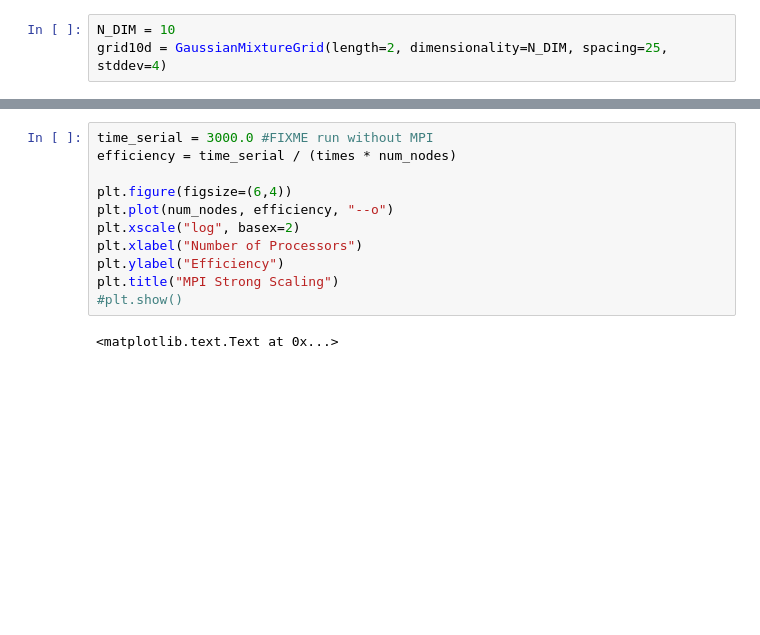
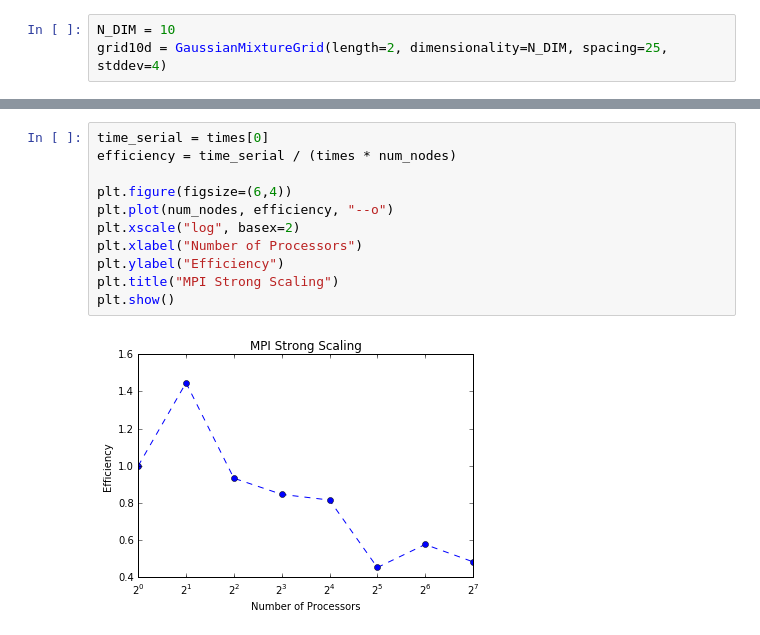
Before and after one commit to asross/cs205-project, a Jupyter notebook: datasets/mpi_strong_scaling.ipynb, the cells around one changed output, grey strips where cells are left out. Drawn from its saved outputs; the diff is of its cells as text; blank space fills up the shorter version.

```diff
--- a/datasets/mpi_strong_scaling.ipynb
+++ b/datasets/mpi_strong_scaling.ipynb
@@ -62,16 +68,16 @@ plt.show()
 # %%
-time_serial = 3000.0 #FIXME run without MPI
+time_serial = times[0]
 efficiency = time_serial / (times * num_nodes)
 
 plt.figure(figsize=(6,4))
 plt.plot(num_nodes, efficiency, "--o")
 plt.xscale("log", basex=2)
 plt.xlabel("Number of Processors")
 plt.ylabel("Efficiency")
 plt.title("MPI Strong Scaling")
-#plt.show()
+plt.show()
 # %% [output]
-<matplotlib.text.Text at 0x...>
+[figure, added]
 # %%
 plt.figure(figsize=(10,4))
 
```
Also changed, not shown: parts of 4 cells of this notebook, 12 other files.
